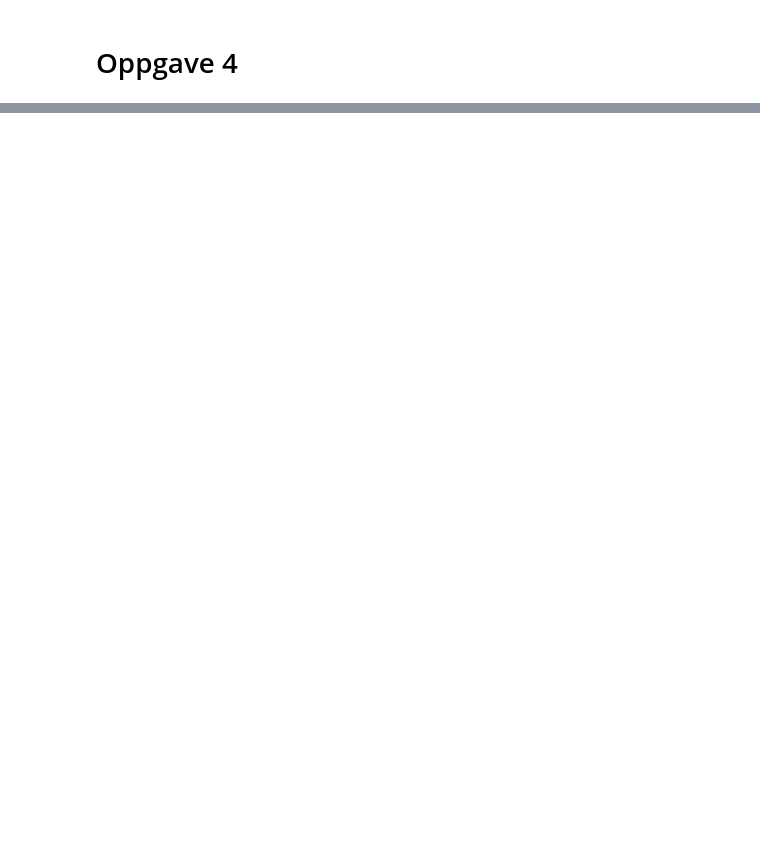
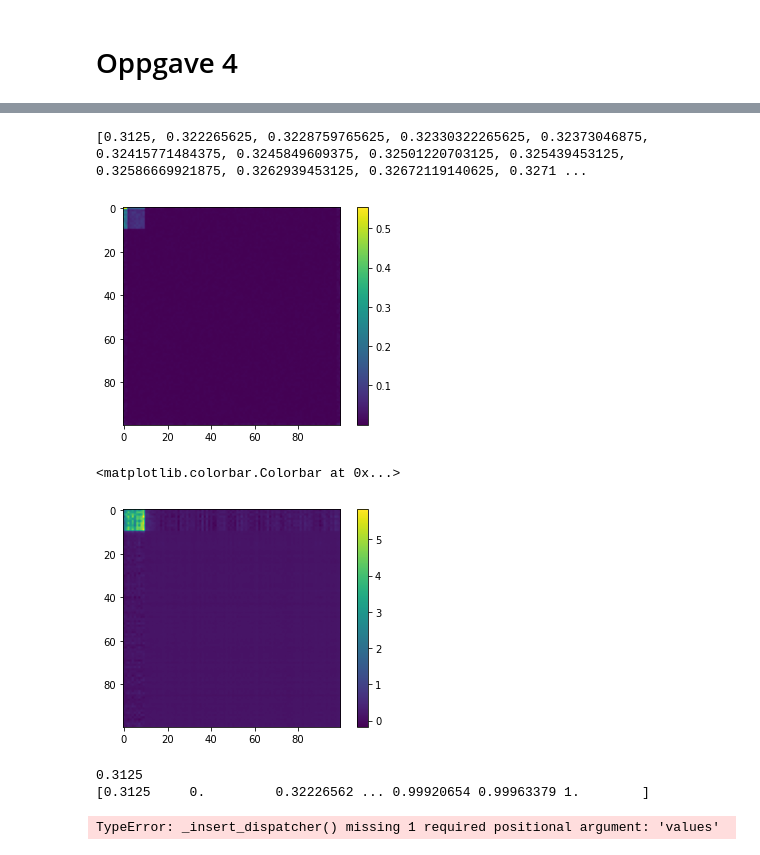
Before and after one commit to albertbayazidi/Dynamic-Low-Rank-Approximations-and-Bidiagonalization, a Jupyter notebook: test.ipynb, the cells around one changed output, grey strips where cells are left out. Drawn from its saved outputs; the diff is of its cells as text; code cells hidden in the pictures; blank space fills up the shorter version.

```diff
--- a/test.ipynb
+++ b/test.ipynb
@@ -125,0 +140,15 @@ plt.show()
+# %%
+## Oppgave 5
+
+t0 = 0
+h = 5
+tol = 1.e-5
+k = 5
+tf = 1
+
+A_20 = ex.A_2(t0)
+A_2f = ex.A_2(tf)
+
+method = dlr.second_order_method
+Y,j,t_vals = vssi.variable_solver(t0,tf,A_20,tol,h,method,k)
+Yt = vssi.format_result(A_20,Y)
@@ -125,0 +173,37 @@ plt.show()
+# %%
+t_vals[-1] = tf
+print(t_vals)
+plt.imshow(A_2f)
+plt.colorbar()
+plt.show()
+
+plt.imshow(Yt[-1])
+plt.colorbar()
+# %% [output]
+[0.3125, 0.322265625, 0.3228759765625, 0.32330322265625, 0.32373046875, 0.32415771484375, 0.3245849609375, 0.32501220703125, 0.325439453125, 0.32586669921875, 0.3262939453125, 0.32672119140625, 0.3271 ...
+[figure, added]
+<matplotlib.colorbar.Colorbar at 0x...>
+[figure, added]
+# %%
+#U,s,Vt = np.linalg.svd(A_20)
+#print(s)
+
+print(t_vals[0])
+print(np.insert(t_vals,0,0))
+
+def compute_singular_values(A,k,t_vals):
+    sing_vals = np.linalg.svd(A(0))[1][:k]
+    for t in t_vals:
+        s = np.linalg.svd(A(t))[1][:k]
+        sing_vals = np.vstack((sing_vals,s))
+    return sing_vals.T
+
+
+sing_vals = compute_singular_values(ex.A_2,5,t_vals)
+for vals in sing_vals:
+    #plt.plot(,vals)
+plt.show()
+# %% [output]
+0.3125
+[0.3125     0.         0.32226562 ... 0.99920654 0.99963379 1.        ]
+TypeError: _insert_dispatcher() missing 1 required positional argument: 'values'
```
Also changed, not shown: parts of 6 cells of this notebook, 2 other files.
